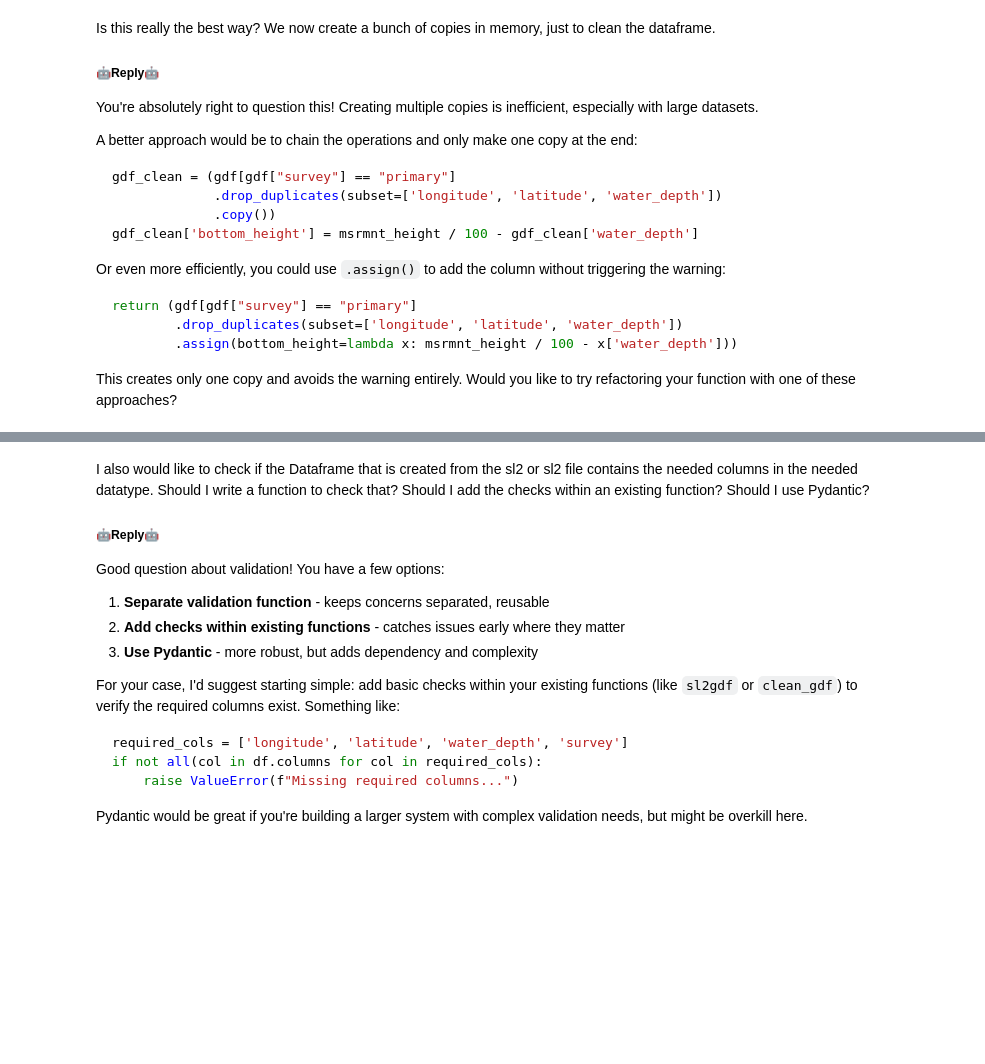
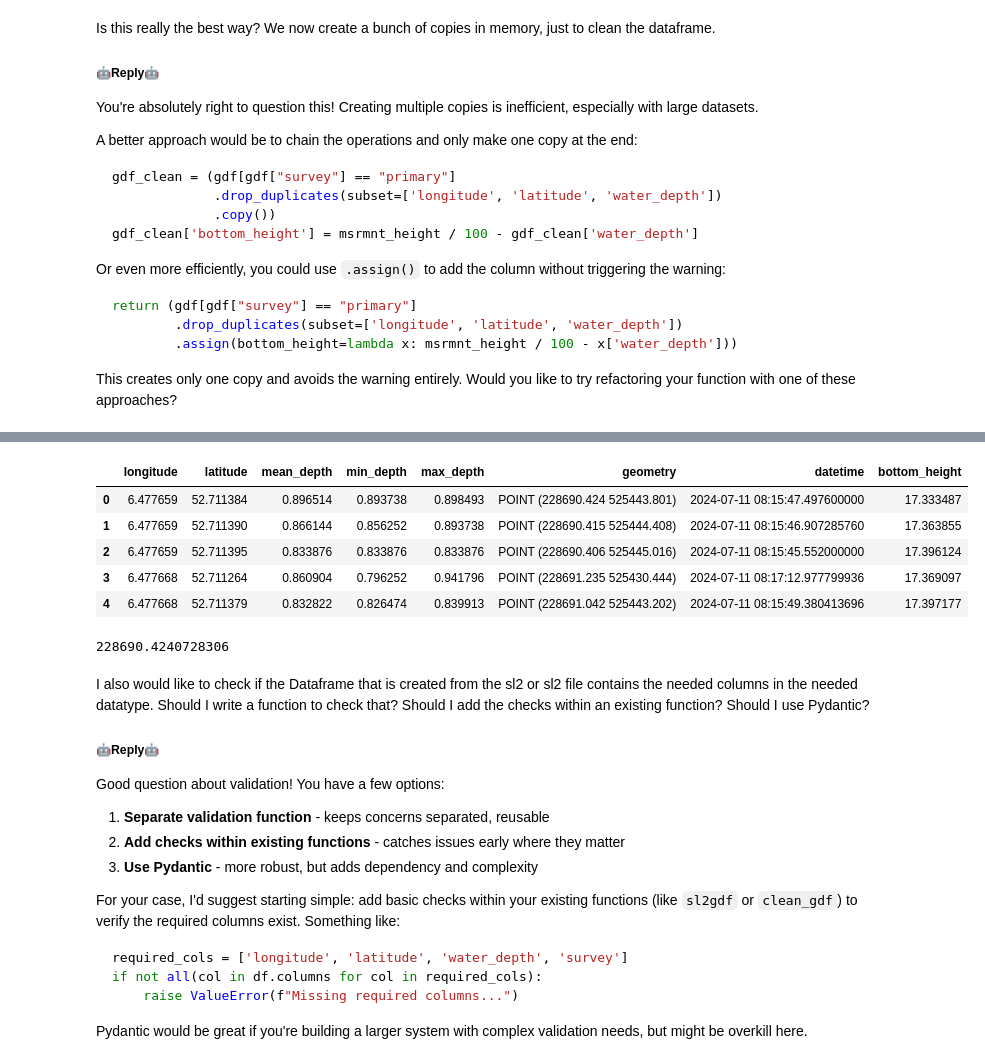
Before and after one commit to Hopsakee/sonar2csv_shape, a Jupyter notebook: nbs/00_core.ipynb, the cells around one changed output, grey strips where cells are left out. Saved outputs shown, nothing was run; the diff lists cells and outputs as text; code cells hidden in the pictures; blank space fills up the shorter version.

```diff
--- a/nbs/00_core.ipynb
+++ b/nbs/00_core.ipynb
@@ -517,0 +611,16 @@ cln_gdf = clean_gdf(sl2_gdf, 1823)
+# %%
+#| export
+def clean_gdf(
+    gdf: gpd.GeoDataFrame, # GeoDataFrame from sl2gdf
+    msrmnt_height: int, # Height of measurement instrument in cm above NAP
+    ) -> gpd.GeoDataFrame: # Cleaned GeoDataFrame with bottom_height column
+    "Filter primary survey data, remove duplicates, and calculate bottom height in mNAP"
+    return (gdf[gdf["survey"]=="primary"]
+            .groupby(['longitude', 'latitude'], as_index=False).agg(
+                mean_depth=pd.NamedAgg(column="water_depth", aggfunc="mean"),
+                min_depth=pd.NamedAgg(column="water_depth", aggfunc="min"),
+                max_depth=pd.NamedAgg(column="water_depth", aggfunc="max"),
+                geometry=pd.NamedAgg(column="geometry", aggfunc="first"),
+                datetime=pd.NamedAgg(column="datetime", aggfunc="mean")
+            )
+            .assign(bottom_height=lambda x: msrmnt_height / 100 - x['mean_depth']))
@@ -518,3 +629,16 @@ cln_gdf = clean_gdf(sl2_gdf, 1823)
+# %%
+cln_gdf.head()
+# %% [output]
+|  | longitude | latitude | mean_depth | min_depth | max_depth | geometry | datetime | bottom_height |
+| 0 | 6.477659 | 52.711384 | 0.896514 | 0.893738 | 0.898493 | POINT (228690.424 525443.801) | 2024-07-11 08:15:47.497600000 | 17.333487 |
+| 1 | 6.477659 | 52.711390 | 0.866144 | 0.856252 | 0.893738 | POINT (228690.415 525444.408) | 2024-07-11 08:15:46.907285760 | 17.363855 |
+| 2 | 6.477659 | 52.711395 | 0.833876 | 0.833876 | 0.833876 | POINT (228690.406 525445.016) | 2024-07-11 08:15:45.552000000 | 17.396124 |
+| 3 | 6.477668 | 52.711264 | 0.860904 | 0.796252 | 0.941796 | POINT (228691.235 525430.444) | 2024-07-11 08:17:12.977799936 | 17.369097 |
+| 4 | 6.477668 | 52.711379 | 0.832822 | 0.826474 | 0.839913 | POINT (228691.042 525443.202) | 2024-07-11 08:15:49.380413696 | 17.397177 |
+# %%
+cln_gdf['geometry'].iloc[0].x
+# %% [output]
+228690.4240728306
 # %% [markdown]
 I also would like to check if the Dataframe that is created from the sl2 or sl2 file contains the needed columns in the needed datatype. Should I write a function to check that? Should I add the checks within an existing function? Should I use Pydantic?
 
```
Also changed, not shown: parts of 16 cells of this notebook.
